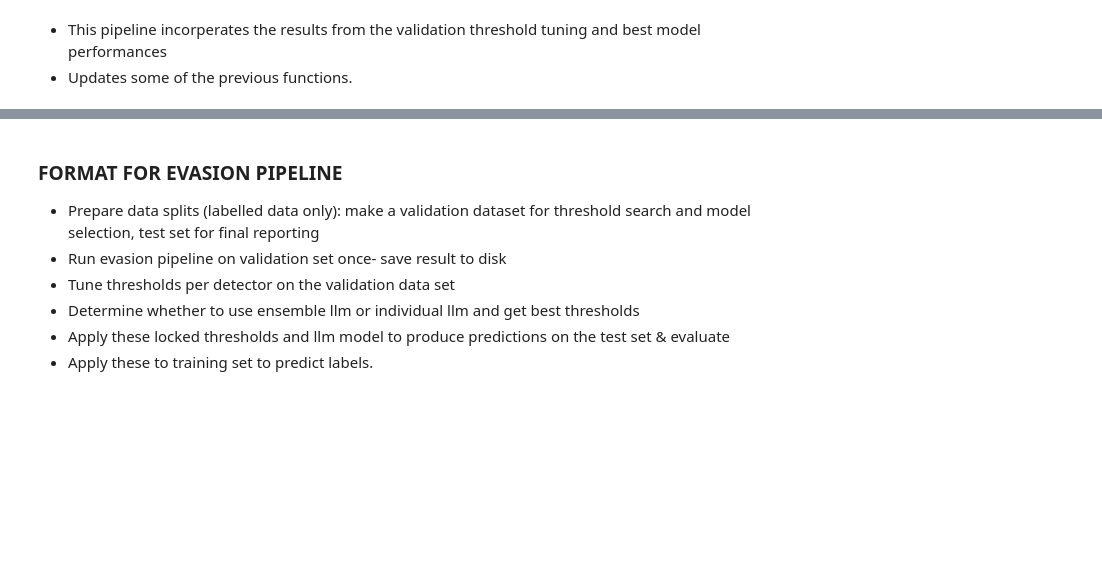
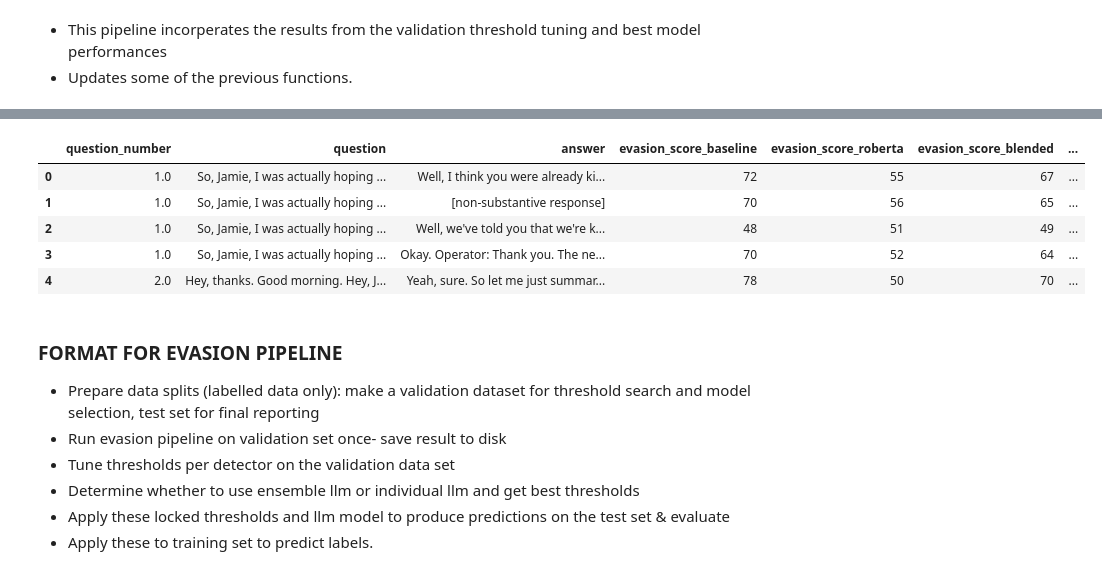
Before and after one commit to JSA10/cam_ds_ep_FinSight, a Jupyter notebook: notebooks/summarisation_evasion_LB.ipynb, the cells around one changed output, grey strips where cells are left out. Cells and saved outputs as stored; diff of their text form; code cells hidden in the pictures; blank space fills up the shorter version.

Commit message:
debugging evasion pipeline v2

```diff
--- a/notebooks/summarisation_evasion_LB.ipynb
+++ b/notebooks/summarisation_evasion_LB.ipynb
@@ -1118,11 +1122,12 @@ def compute_all_evasion_scores_v2(q, a, *, models_and_tokenizers, device, LLM_WE
         'blended': blended_score
     }
 # %%
+# Evasion pipeline v2
 def evasion_pipeline_v2(df, models_and_tokenizers, device, LLM_WEIGHT, EVASION_THRESHOLD_BASE, EVASION_THRESHOLD_ROBERTA, EVASION_THRESHOLD_BLENDED):
     records = []
     for _, row in df.iterrows():
         q, a = str(row['question']), str(row['answer'])
-        output = compute_all_evasion_scores(
+        output = compute_all_evasion_scores_v2(
             q=q, a=a,
             LLM_WEIGHT=LLM_WEIGHT,
             models_and_tokenizers=models_and_tokenizers,
@@ -1154 +1169,17 @@ def evasion_pipeline_v2(df, models_and_tokenizers, device, LLM_WEIGHT, EVASION_T
+# %%
+# Run evasion pipeline v2 with test dataset.
+LLM_WEIGHT = 0.30
+EVASION_THRESHOLD_BASE = 65.0
+EVASION_THRESHOLD_ROBERTA = 45.0
+EVASION_THRESHOLD_BLENDED = 65.0
+
+jpm_test_qa_scores = evasion_pipeline_v2(
+    jpm_test_qa_labelled,
+    models_and_tokenizers,
+    device,
+    LLM_WEIGHT,
+    EVASION_THRESHOLD_BASE,
+    EVASION_THRESHOLD_ROBERTA,
+    EVASION_THRESHOLD_BLENDED
+)
 # %% [markdown]
@@ -1158,3 +1187,14 @@ def evasion_pipeline_v2(df, models_and_tokenizers, device, LLM_WEIGHT, EVASION_T
+# %%
+# View results.
+jpm_test_qa_scores['label'] = jpm_test_qa_labelled['label'].values
+jpm_test_qa_scores.head()
+# %% [output]
+|  | question_number | question | answer | evasion_score_baseline | evasion_score_roberta | evasion_score_blended | ... |
+| 0 | 1.0 | So, Jamie, I was actually hoping ... | Well, I think you were already ki... | 72 | 55 | 67 | ... |
+| 1 | 1.0 | So, Jamie, I was actually hoping ... | [non-substantive response] | 70 | 56 | 65 | ... |
+| 2 | 1.0 | So, Jamie, I was actually hoping ... | Well, we've told you that we're k... | 48 | 51 | 49 | ... |
+| 3 | 1.0 | So, Jamie, I was actually hoping ... | Okay. Operator: Thank you. The ne... | 70 | 52 | 64 | ... |
+| 4 | 2.0 | Hey, thanks. Good morning. Hey, J... | Yeah, sure. So let me just summar... | 78 | 50 | 70 | ... |
 # %%
 # Function to evaluate the evasion scores vs true labels.
 def evaluate_evasion_scores(df):
```
Also changed, not shown: parts of 7 cells of this notebook.
